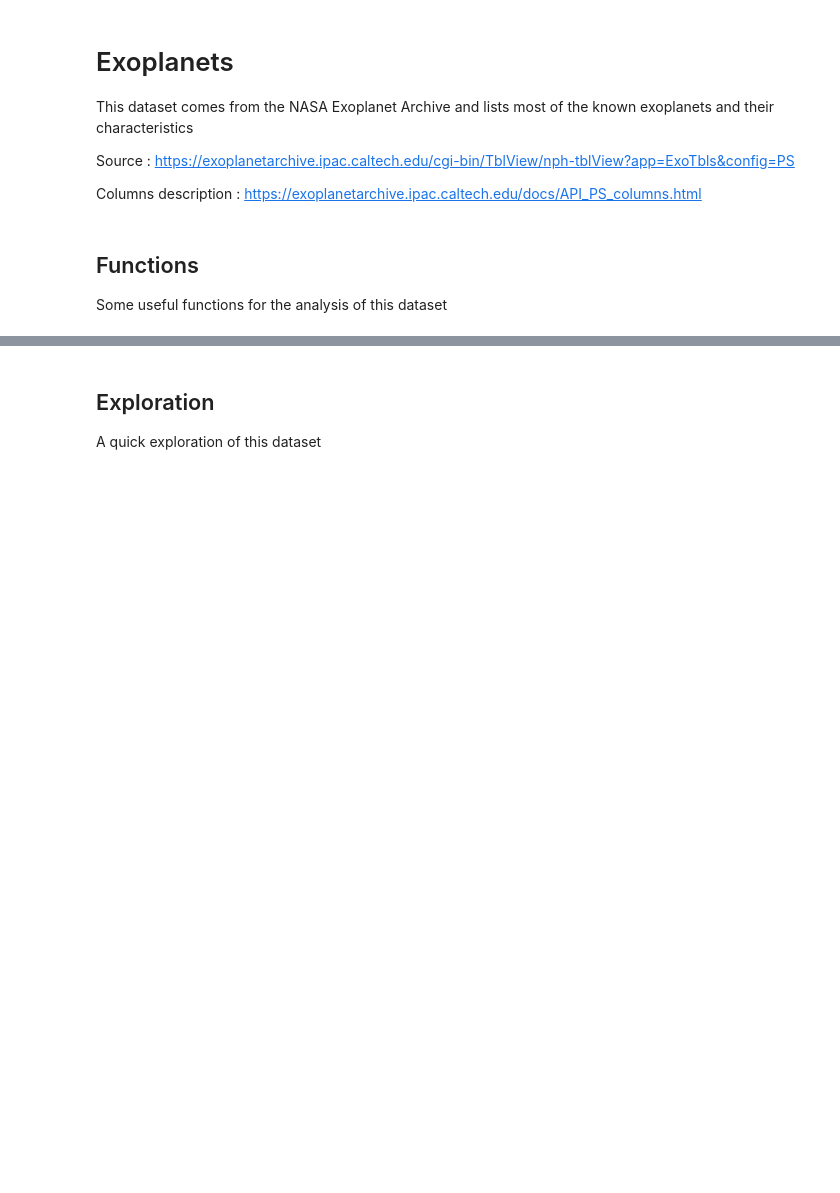
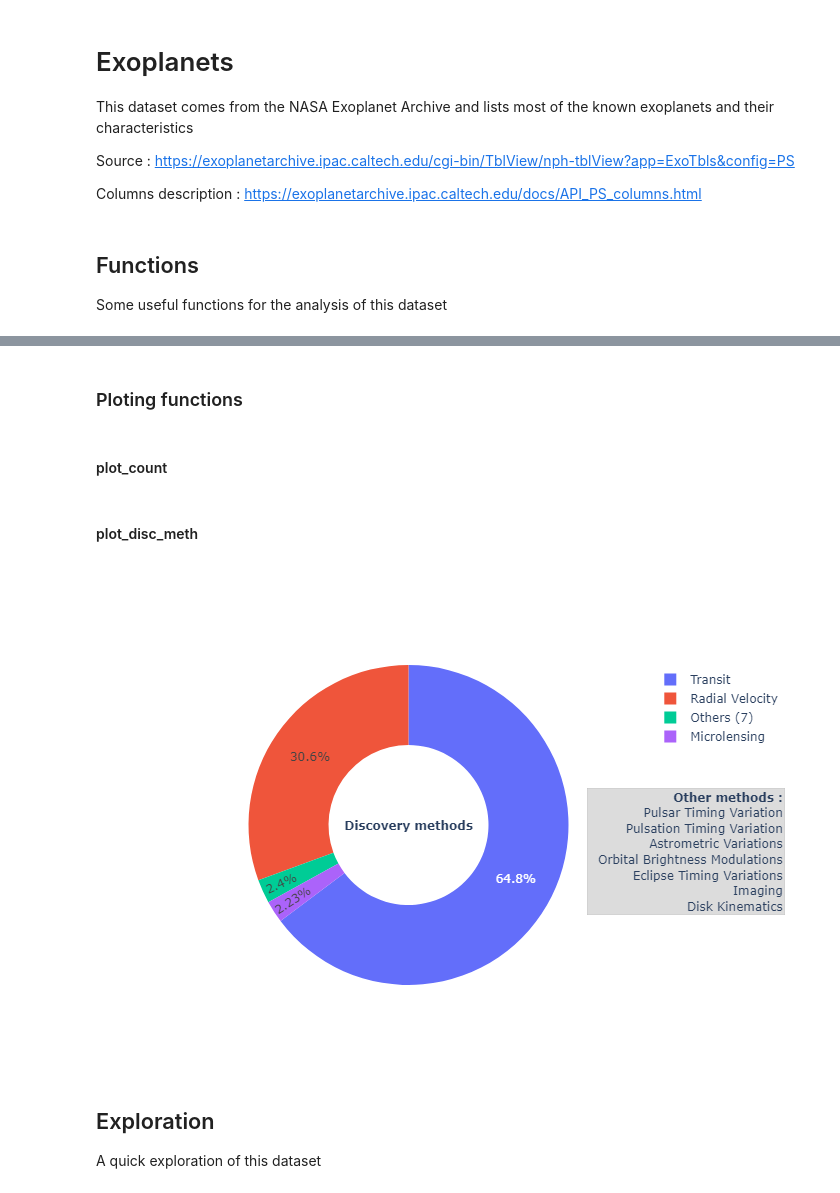
Before and after one commit to Kartmaan/Exoplanets, a Jupyter notebook: exoplanets.ipynb, the cells around one changed output, grey strips where cells are left out. Saved outputs shown, nothing was run; the diff lists cells and outputs as text; code cells hidden in the pictures; blank space fills up the shorter version.

Commit message:
Ploting functions

```diff
--- a/exoplanets.ipynb
+++ b/exoplanets.ipynb
@@ -178,6 +182,10 @@ def to_df(series, label_idx='index',
         label_val:series.values})
 
     return dtf
+# %% [markdown]
+### Ploting functions
+# %% [markdown]
+#### plot_count
 # %%
 def plot_counts(series, x_label='x', y_label='y', title='',
 frm=0, to=None, output='img'):
@@ -221,3 +229,5 @@ frm=0, to=None, output='img'):
 
     else:
         raise TypeError('Wrong output parameter, please check the docstring')
+# %% [markdown]
+#### plot_disc_meth
@@ -224,3 +313,7 @@ frm=0, to=None, output='img'):
+# %%
+plot_disc_meth(df, merge_low=70)
+# %% [output]
+[figure, added]
 # %% [markdown]
 ## Exploration
 A quick exploration of this dataset
```
Also changed, not shown: parts of 16 cells of this notebook, 1 other file.
